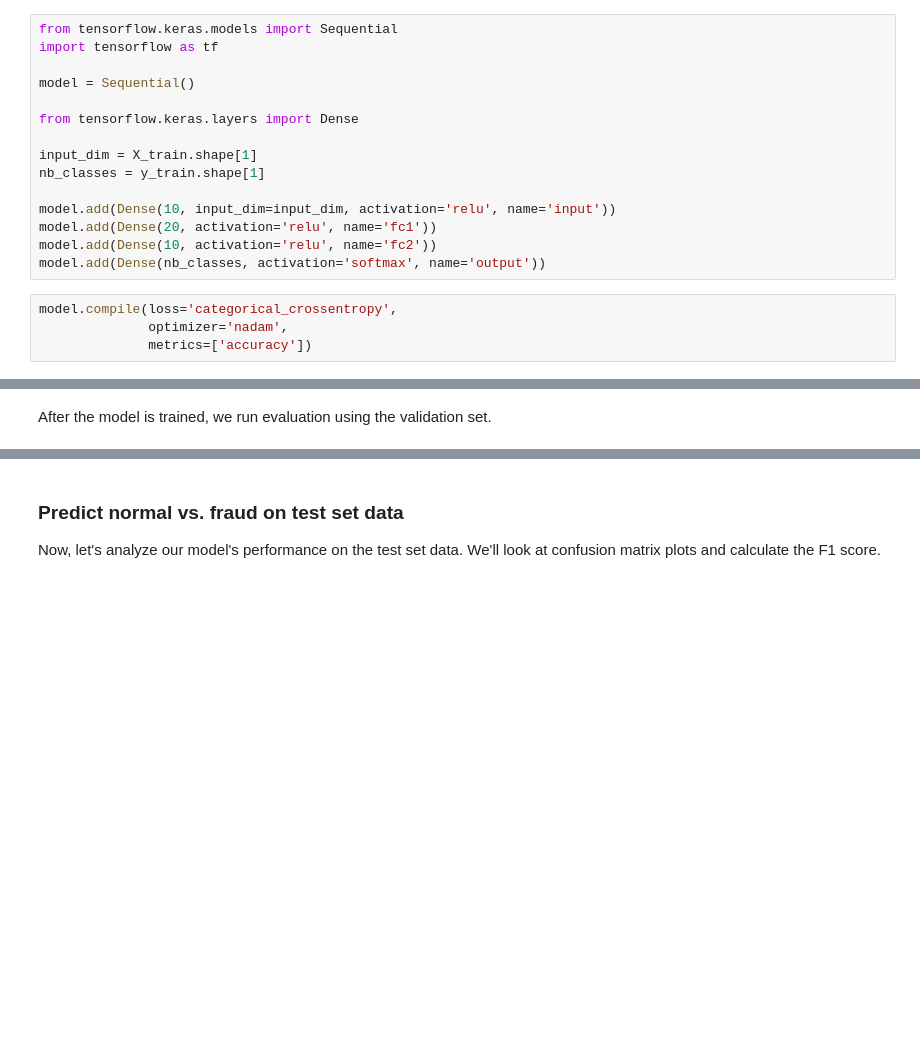
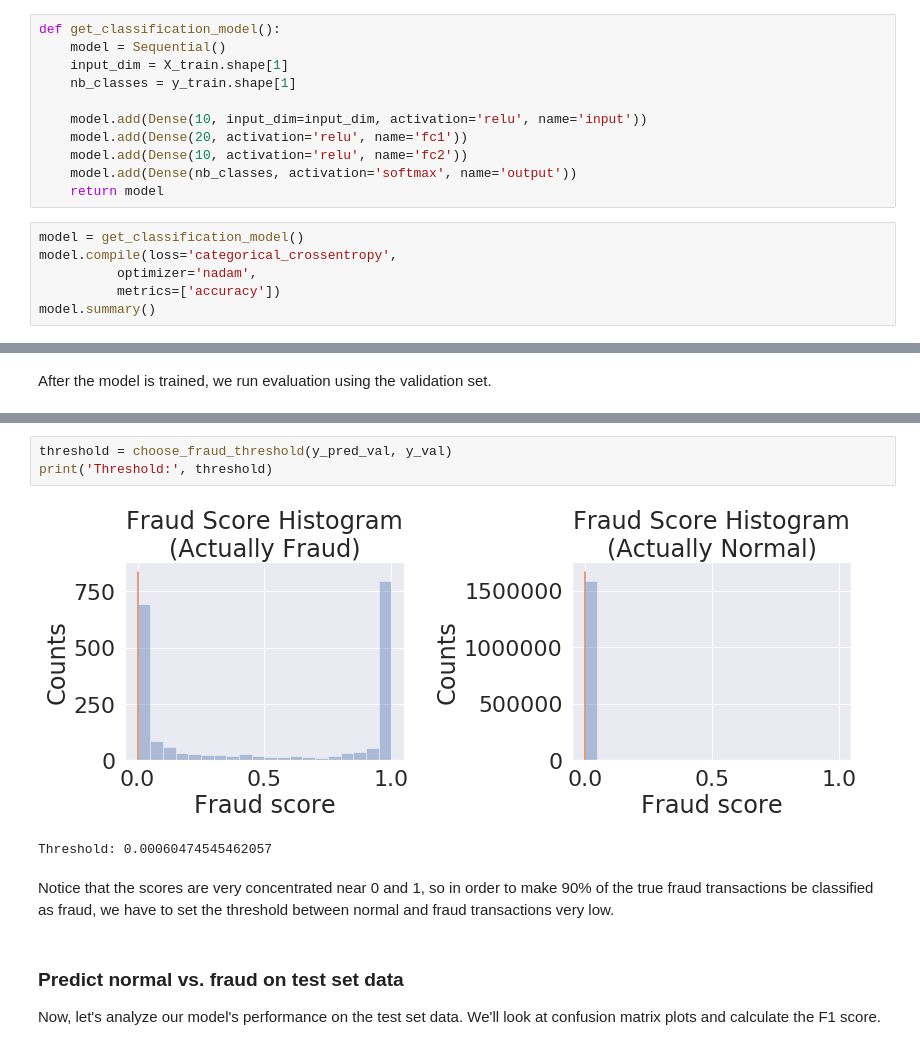
Before and after one commit to sheromon/Focal_Loss_Keras, a Jupyter notebook: src/keras_base_line.ipynb, the cells around one changed output, grey strips where cells are left out. Saved outputs shown, nothing was run; the diff lists cells and outputs as text; blank space fills up the shorter version.

Commit message:
Changed some code to functions and include running the focal loss model in the same notebook as the baseline model.

```diff
--- a/src/keras_base_line.ipynb
+++ b/src/keras_base_line.ipynb
@@ -46,21 +52,19 @@ X_val, X_test, y_val, y_test = train_test_split(X_remain, y_remain, test_size=0.
 ### Build the model
 We make a simple dense neural network with four fully connected layers. The last layer uses a softmax activation to produce output scores for normal and fraud classes in the range [0, 1].
 # %%
-from tensorflow.keras.models import Sequential
-import tensorflow as tf
+def get_classification_model():
+    model = Sequential()
+    input_dim = X_train.shape[1]
+    nb_classes = y_train.shape[1]
 
-model = Sequential()
-
-from tensorflow.keras.layers import Dense
-
-input_dim = X_train.shape[1]
-nb_classes = y_train.shape[1]
-
-model.add(Dense(10, input_dim=input_dim, activation='relu', name='input'))
-model.add(Dense(20, activation='relu', name='fc1'))
-model.add(Dense(10, activation='relu', name='fc2'))
-model.add(Dense(nb_classes, activation='softmax', name='output'))
+    model.add(Dense(10, input_dim=input_dim, activation='relu', name='input'))
+    model.add(Dense(20, activation='relu', name='fc1'))
+    model.add(Dense(10, activation='relu', name='fc2'))
+    model.add(Dense(nb_classes, activation='softmax', name='output'))
+    return model
 # %%
+model = get_classification_model()
 model.compile(loss='categorical_crossentropy',
-              optimizer='nadam',
-              metrics=['accuracy'])
+          optimizer='nadam',
+          metrics=['accuracy'])
+model.summary()
@@ -148,3 +146,11 @@ Threshold: 0.0003693695354741067
+# %%
+threshold = choose_fraud_threshold(y_pred_val, y_val)
+print('Threshold:', threshold)
+# %% [output]
+[figure, added]
+Threshold: 0.00060474545462057
+# %% [markdown]
+Notice that the scores are very concentrated near 0 and 1, so in order to make 90% of the true fraud transactions be classified as fraud, we have to set the threshold between normal and fraud transactions very low.
 # %% [markdown]
 ### Predict normal vs. fraud on test set data
 Now, let's analyze our model's performance on the test set data. We'll look at confusion matrix plots and calculate the F1 score.
```
Also changed, not shown: parts of 32 cells of this notebook, 1 other file.
